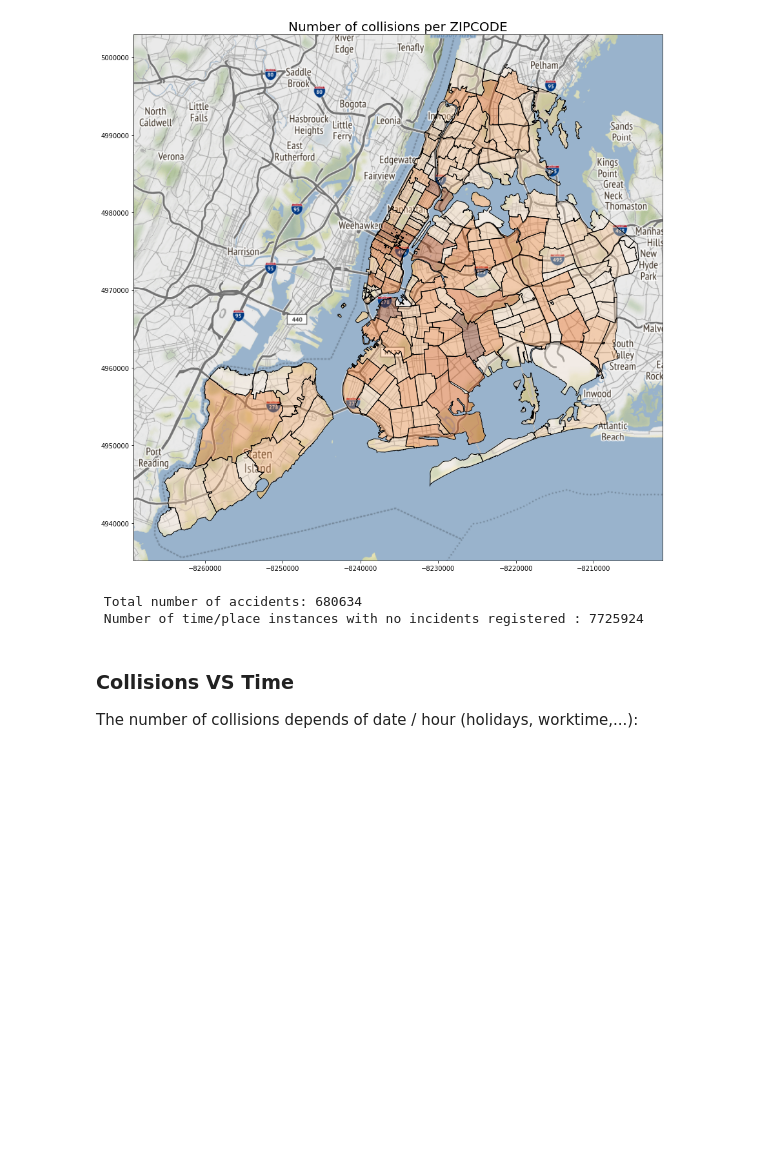
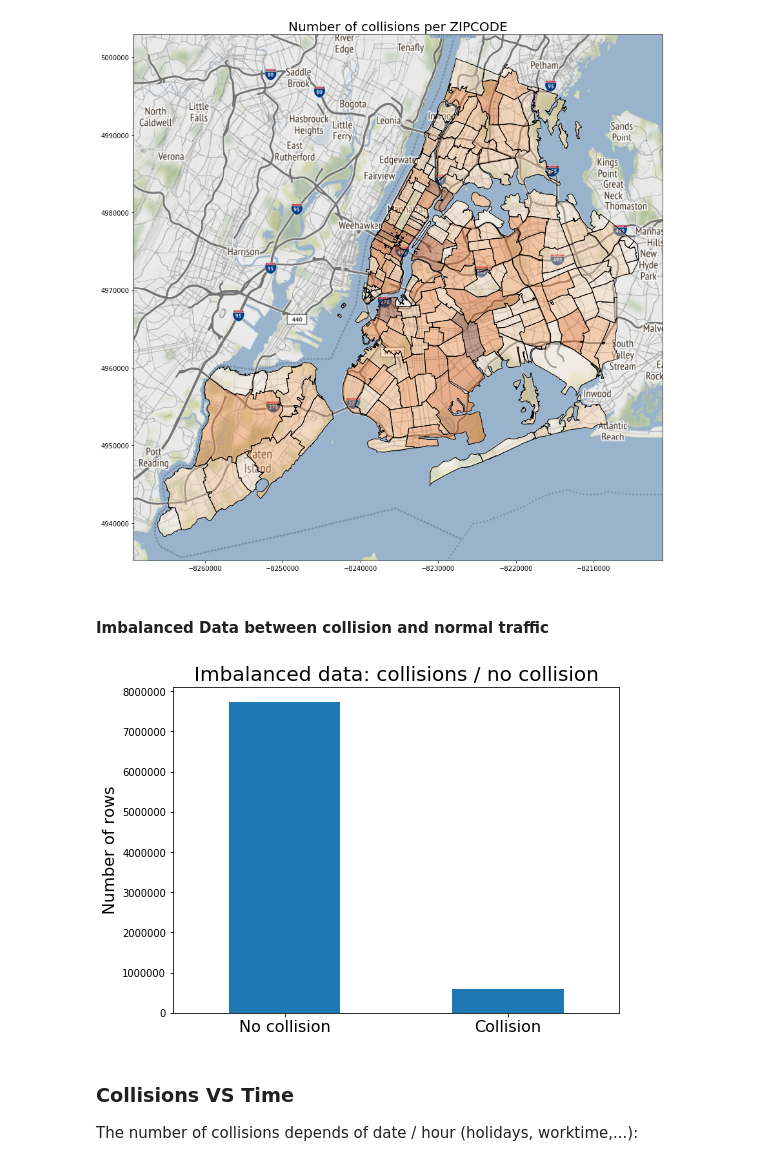
Before and after one commit to firasomrane/NYC_nb_accidents, a Jupyter notebook: NYC_collisions_starting_kit.ipynb, the cells around one changed output. Drawn from its saved outputs; the diff is of its cells as text; code cells hidden in the pictures; blank space fills up the shorter version.

```diff
--- a/NYC_collisions_starting_kit.ipynb
+++ b/NYC_collisions_starting_kit.ipynb
@@ -392,15 +392,22 @@ ax.set_title("Number of collisions per ZIPCODE", fontsize = 20)
 plt.show()
 # %% [output]
 [figure]
-# %%
-# number total of accidents
-print(' Total number of accidents:' , target_train['n_collisions'].sum() )
-# number of rows without collisions
-print(' Number of time/place instances with no incidents registered :' ,
-      target_train[target_train['n_collisions']==0]['n_collisions'].count())
-# %% [output]
- Total number of accidents: 680634
- Number of time/place instances with no incidents registered : 7725924
+# %% [markdown]
+#### Imbalanced Data between collision and normal traffic
+# %%
+def test(x):
+    return 'Collision' if x==1 else 'No collision'
+f, ax = plt.subplots(figsize=(8, 6))
+pd.DataFrame([target_train[target_train['n_collisions']==0]['n_collisions'].count(),
+              target_train[target_train['n_collisions']!=0]['n_collisions'].count()])\
+            .plot(kind='bar', ax=ax)
+ax.set_title("Imbalanced data: collisions / no collision", fontsize=20)
+ax.set_ylabel("Number of rows", fontsize=16)
+ax.set_xticklabels(['No collision','Collision'], fontsize=16, rotation=0)
+ax.get_legend().remove()
+plt.show()
+# %% [output]
+[figure, added]
 # %% [markdown]
 ### Collisions VS Time
 
```
Also changed, not shown: parts of 5 cells of this notebook.
